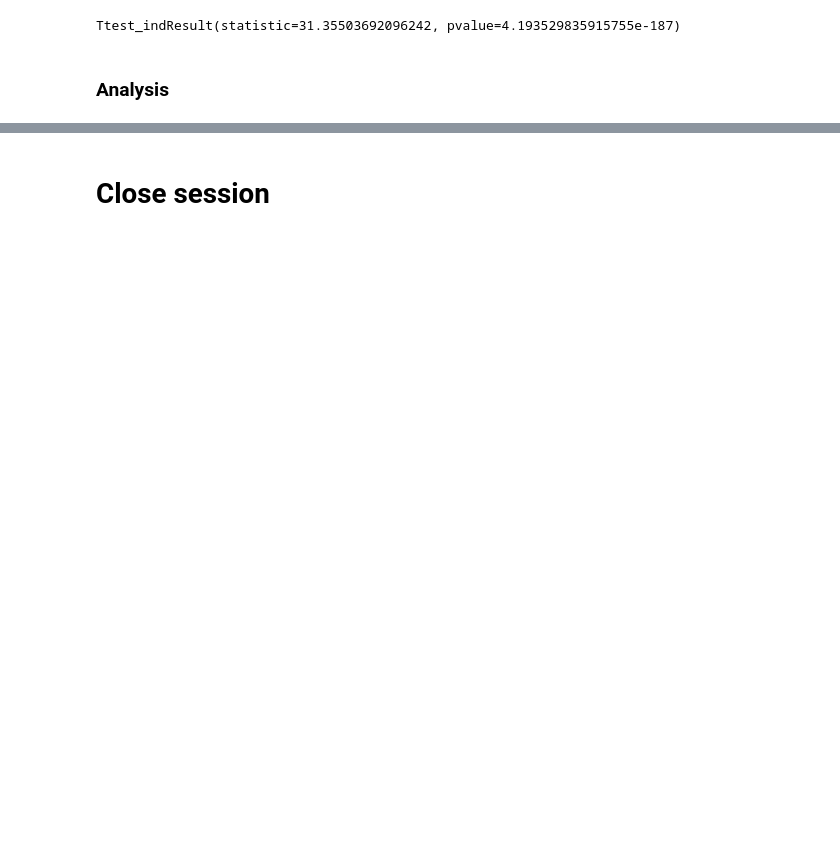
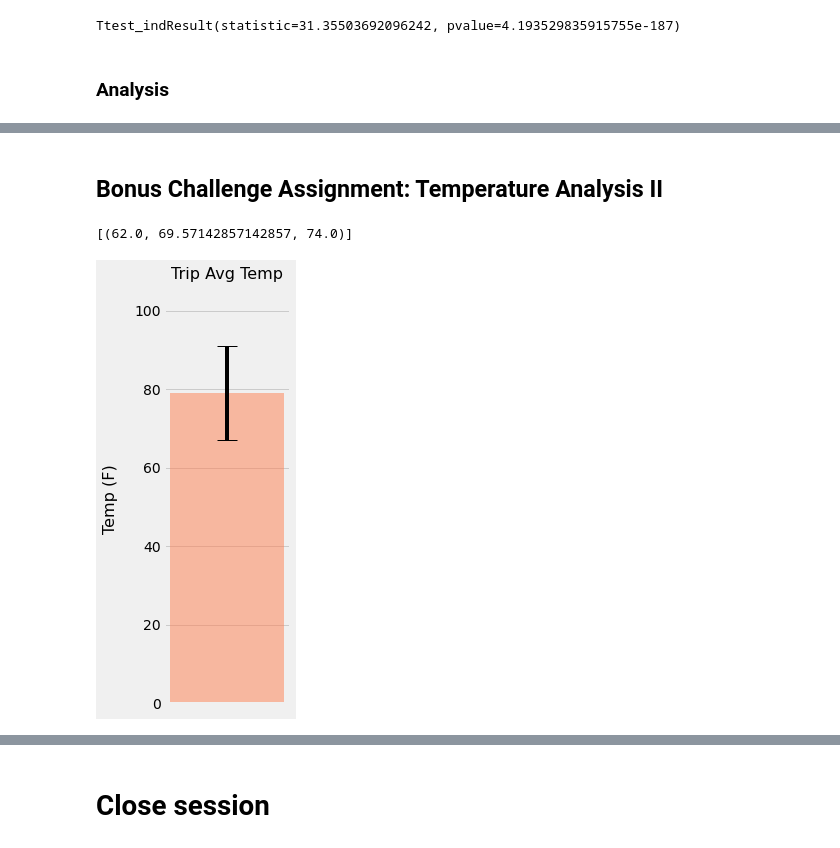
Before and after one commit to V-MalM/Climate-analysis, a Jupyter notebook: climate.ipynb, the cells around one changed output, grey strips where cells are left out. Saved outputs shown, nothing was run; the diff lists cells and outputs as text; code cells hidden in the pictures; blank space fills up the shorter version.

Commit message:
Saving all analysis code to one file

```diff
--- a/climate_starter.ipynb
+++ b/climate.ipynb
@@ -294,0 +298,44 @@ Ttest_indResult(statistic=31.35503692096242, pvalue=4.193529835915755e-187)
+# %% [markdown]
+## Bonus Challenge Assignment: Temperature Analysis II
+# %%
+# This function called `calc_temps` will accept start date and end date in the format '%Y-%m-%d'
+# and return the minimum, maximum, and average temperatures for that range of dates
+def calc_temps(start_date, end_date):
+    """TMIN, TAVG, and TMAX for a list of dates.
+
+    Args:
+        start_date (string): A date string in the format %Y-%m-%d
+        end_date (string): A date string in the format %Y-%m-%d
+
+    Returns:
+        TMIN, TAVE, and TMAX
+    """
+
+    return session.query(func.min(Measurement.tobs), func.avg(Measurement.tobs), func.max(Measurement.tobs)).\
+        filter(Measurement.date >= start_date).filter(Measurement.date <= end_date).all()
+
+# For example
+print(calc_temps('2012-02-28', '2012-03-05'))
+# %% [output]
+[(62.0, 69.57142857142857, 74.0)]
+# %%
+# Use the function `calc_temps` to calculate the tmin, tavg, and tmax
+# for a year in the data set
+
+my_trp_get_temps = calc_temps('2017-07-24', '2017-08-08')
+tmin, tavg, tmax =  np.ravel(my_trp_get_temps)
+# %%
+# Plot the results from your previous query as a bar chart.
+# Use "Trip Avg Temp" as your Title
+# Use the average temperature for bar height (y value)
+# Use the peak-to-peak (tmax-tmin) value as the y error bar (yerr)
+y_err = tmax-tmin
+fig, ax = plt.subplots(figsize=(2,7))
+ax.bar(x=0, height=tavg, yerr=y_err, width=0.5, color="coral", alpha=0.5, capsize=10, ecolor="black")
+plt.ylim(0,tmax+20)
+plt.xticks([])
+plt.title('Trip Avg Temp',fontsize=16, pad=16)
+plt.ylabel('Temp (F)',fontsize=16,labelpad=16)
+plt.show()
+# %% [output]
+[figure, added]
```
Also changed, not shown: parts of 9 cells of this notebook, 6 other files.
